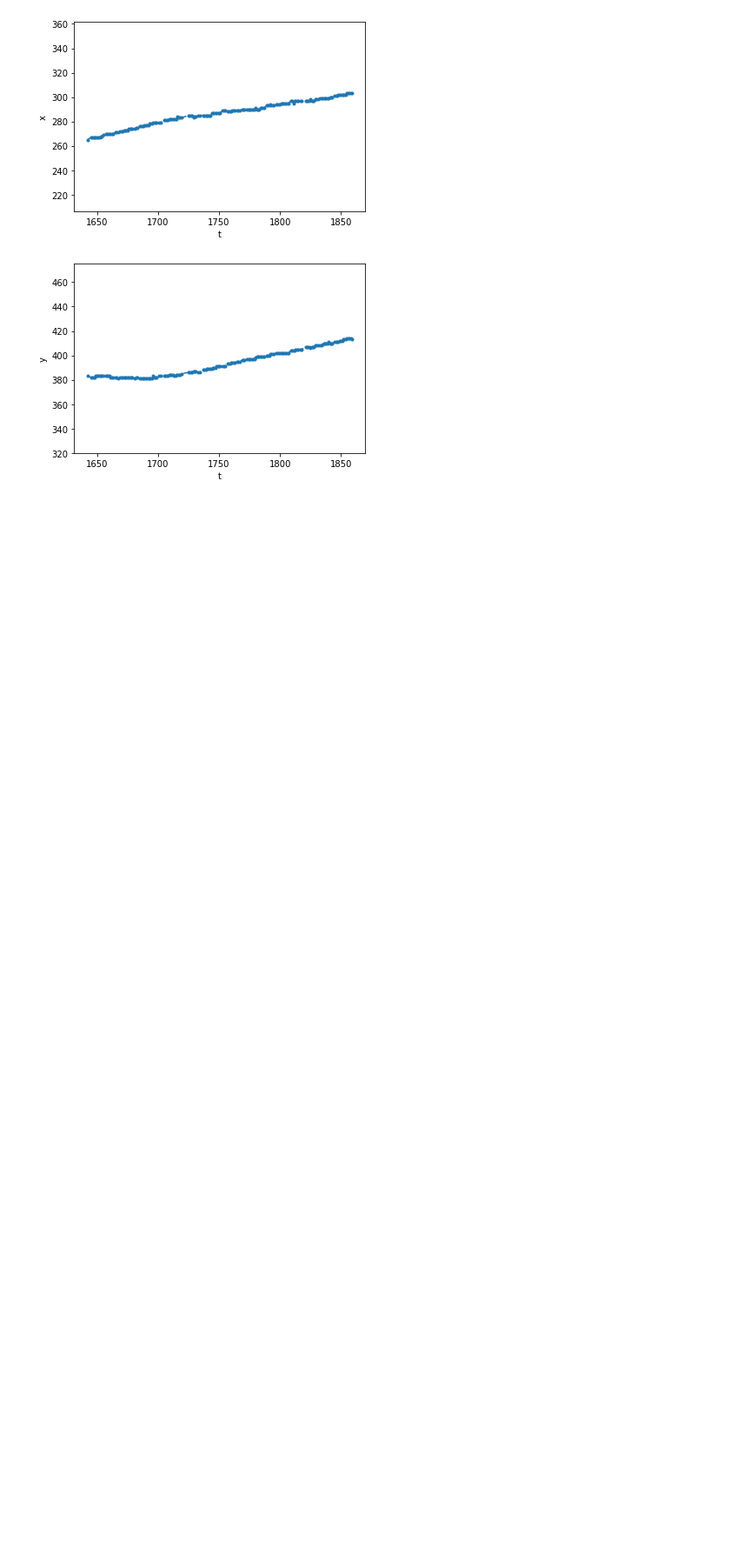
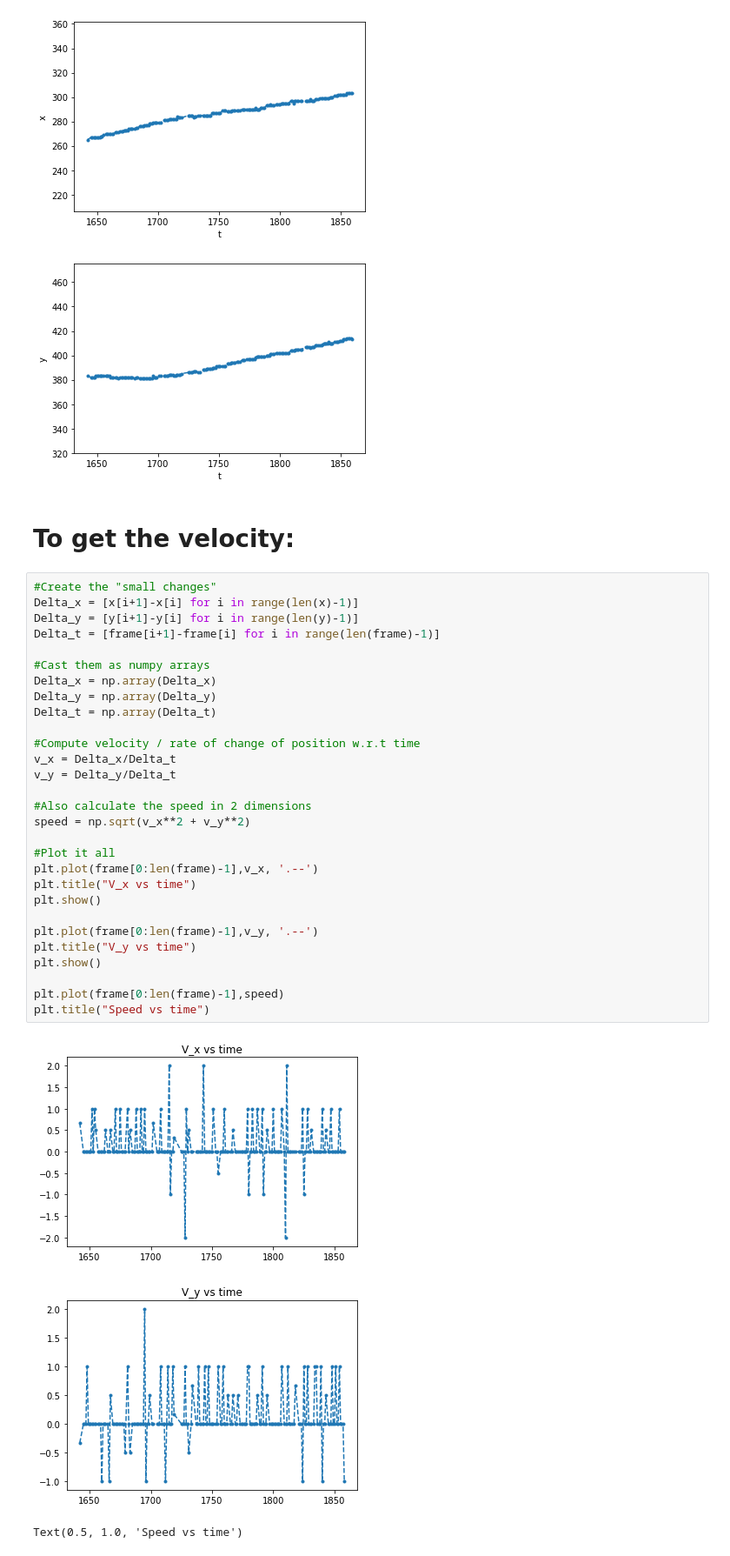
Before and after one commit to BorisZupancic/SummerOfScience2022, a Jupyter notebook: Boris/FiniteDifferencing.ipynb, the cells around one changed output. Shown at 87% size. Drawn from its saved outputs; the diff is of its cells as text; blank space fills up the shorter version.

```diff
--- a/Boris/FiniteDifferencing.ipynb
+++ b/Boris/FiniteDifferencing.ipynb
@@ -78,3 +78,38 @@ plt.show()
 [figure]
 [figure]
 [figure]
+# %% [markdown]
+# To get the velocity:
+# %%
+#Create the "small changes"
+Delta_x = [x[i+1]-x[i] for i in range(len(x)-1)]
+Delta_y = [y[i+1]-y[i] for i in range(len(y)-1)]
+Delta_t = [frame[i+1]-frame[i] for i in range(len(frame)-1)]
+
+#Cast them as numpy arrays
+Delta_x = np.array(Delta_x)
+Delta_y = np.array(Delta_y)
+Delta_t = np.array(Delta_t)
+
+#Compute velocity / rate of change of position w.r.t time
+v_x = Delta_x/Delta_t
+v_y = Delta_y/Delta_t
+
+#Also calculate the speed in 2 dimensions
+speed = np.sqrt(v_x**2 + v_y**2)
+
+#Plot it all
+plt.plot(frame[0:len(frame)-1],v_x, '.--')
+plt.title("V_x vs time")
+plt.show()
+
+plt.plot(frame[0:len(frame)-1],v_y, '.--')
+plt.title("V_y vs time")
+plt.show()
+
+plt.plot(frame[0:len(frame)-1],speed)
+plt.title("Speed vs time")
+# %% [output]
+[figure, added]
+[figure, added]
+Text(0.5, 1.0, 'Speed vs time')
```
Also changed, not shown: parts of 12 cells of this notebook, 2 other files.
